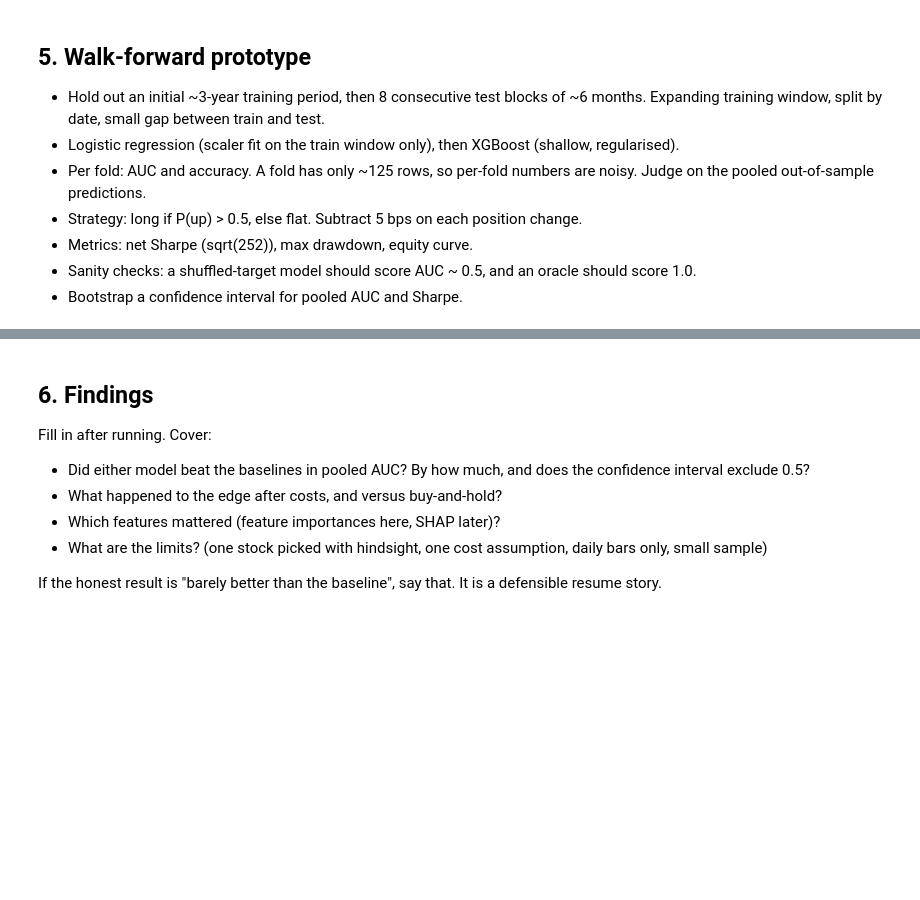
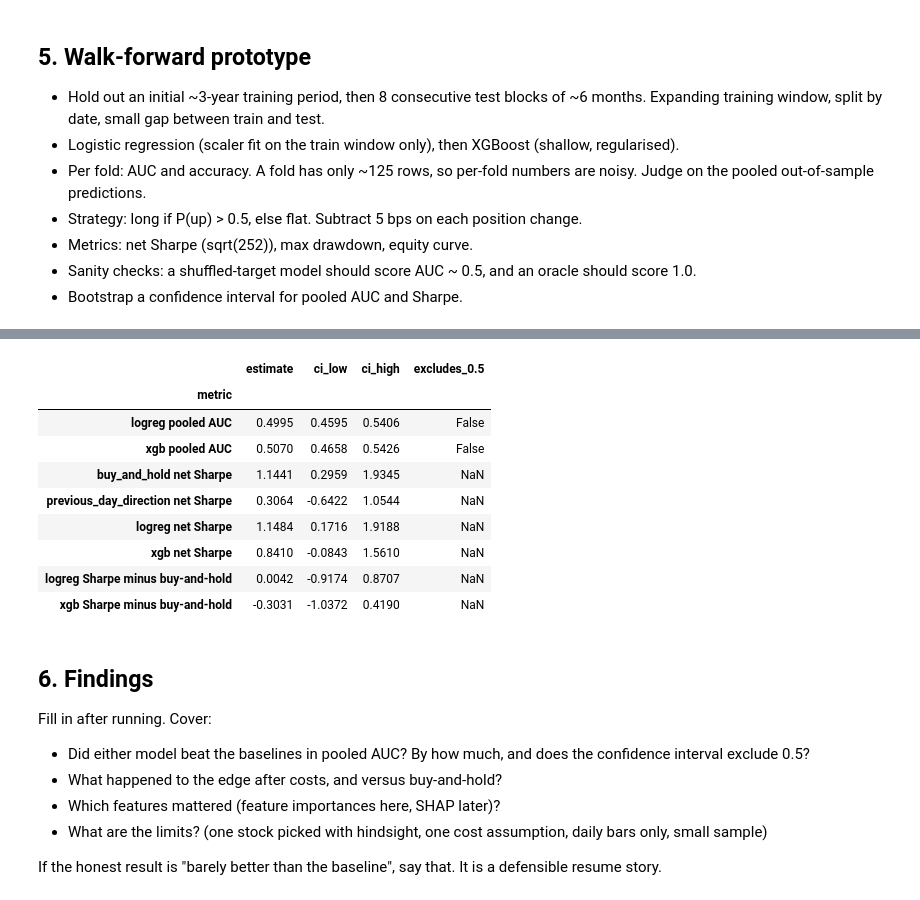
Before and after one commit to dhwanil1907/stock-market-price-prediction, a Jupyter notebook: notebooks/01_eda_baselines.ipynb, the cells around one changed output, grey strips where cells are left out. Drawn from its saved outputs; the diff is of its cells as text; code cells hidden in the pictures; blank space fills up the shorter version.

```diff
--- a/notebooks/01_eda_baselines.ipynb
+++ b/notebooks/01_eda_baselines.ipynb
@@ -170,5 +445,61 @@ high bar on raw return. Compare risk-adjusted numbers (Sharpe, drawdown) too.
 # %%
 # Bootstrap confidence intervals here
+# Moving-block bootstrap (21-day blocks) keeps the autocorrelation of returns.
+N_BOOT, BLOCK = 1000, 21
+
+boot_rng = np.random.default_rng(SEED)
+n_rows = len(pooled_test)
+target = pooled_test['target'].values
+net_values = {name: net.values for name, net in net_returns.items()}
+
+
+def block_sample(n: int) -> np.ndarray:
+    n_blocks = int(np.ceil(n / BLOCK))
+    starts = boot_rng.integers(0, n - BLOCK + 1, n_blocks)
+    return (starts[:, None] + np.arange(BLOCK)).ravel()[:n]
+
+
+def sharpe_values(values: np.ndarray) -> float:
+    return values.mean() / values.std(ddof=1) * np.sqrt(TRADING_DAYS)
+
+
+auc_draws = {name: [] for name in ('logreg', 'xgb')}
+sharpe_draws = {name: [] for name in net_values}
+for _ in range(N_BOOT):
+    idx = block_sample(n_rows)
+    for name in auc_draws:
+        auc_draws[name].append(roc_auc_score(target[idx], preds[name].values[idx]))
+    for name, values in net_values.items():
+        sharpe_draws[name].append(sharpe_values(values[idx]))
+
+rows = []
+for name, draws in auc_draws.items():
+    low, high = np.percentile(draws, [2.5, 97.5])
+    rows.append({'metric': f'{name} pooled AUC', 'estimate': pooled_scores.loc[name, 'auc'],
+                 'ci_low': low, 'ci_high': high, 'excludes_0.5': bool(low > 0.5 or high < 0.5)})
+for name, draws in sharpe_draws.items():
+    low, high = np.percentile(draws, [2.5, 97.5])
+    rows.append({'metric': f'{name} net Sharpe', 'estimate': metrics.loc[name, 'net_sharpe'],
+                 'ci_low': low, 'ci_high': high, 'excludes_0.5': np.nan})
+for name in ('logreg', 'xgb'):
+    diff = np.array(sharpe_draws[name]) - np.array(sharpe_draws['buy_and_hold'])
+    low, high = np.percentile(diff, [2.5, 97.5])
+    rows.append({'metric': f'{name} Sharpe minus buy-and-hold',
+                 'estimate': metrics.loc[name, 'net_sharpe'] - metrics.loc['buy_and_hold', 'net_sharpe'],
+                 'ci_low': low, 'ci_high': high, 'excludes_0.5': np.nan})
+
+pd.DataFrame(rows).set_index('metric').round(4)
+# %% [output]
+|  | estimate | ci_low | ci_high | excludes_0.5 |
+| metric |  |  |  |  |
+| logreg pooled AUC | 0.4995 | 0.4595 | 0.5406 | False |
+| xgb pooled AUC | 0.5070 | 0.4658 | 0.5426 | False |
+| buy_and_hold net Sharpe | 1.1441 | 0.2959 | 1.9345 | NaN |
+| previous_day_direction net Sharpe | 0.3064 | -0.6422 | 1.0544 | NaN |
+| logreg net Sharpe | 1.1484 | 0.1716 | 1.9188 | NaN |
+| xgb net Sharpe | 0.8410 | -0.0843 | 1.5610 | NaN |
+| logreg Sharpe minus buy-and-hold | 0.0042 | -0.9174 | 0.8707 | NaN |
+| xgb Sharpe minus buy-and-hold | -0.3031 | -1.0372 | 0.4190 | NaN |
 # %% [markdown]
 ## 6. Findings
 
```
Also changed, not shown: parts of 6 cells of this notebook.
